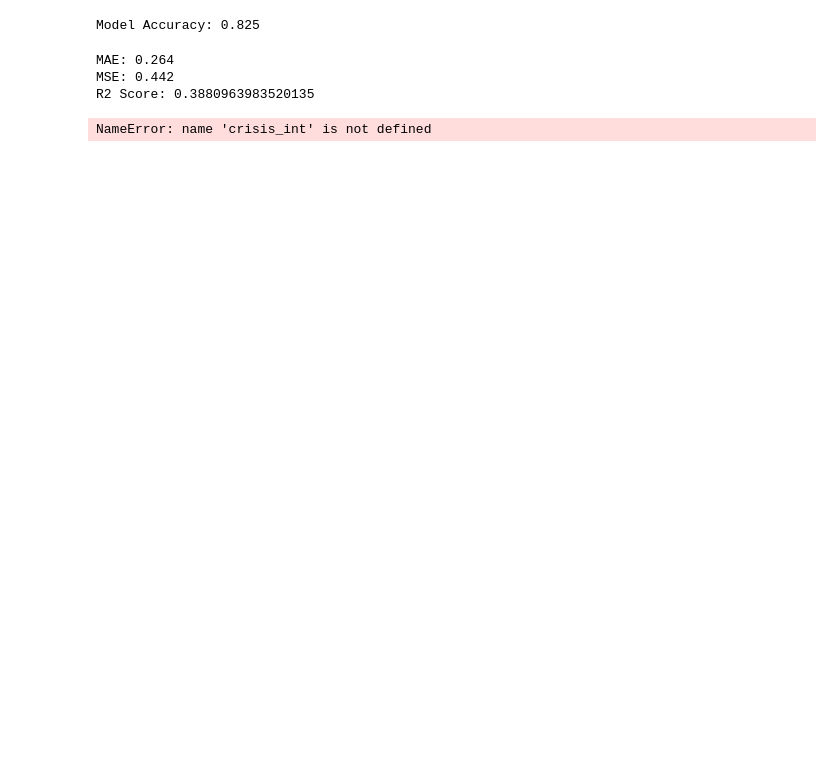
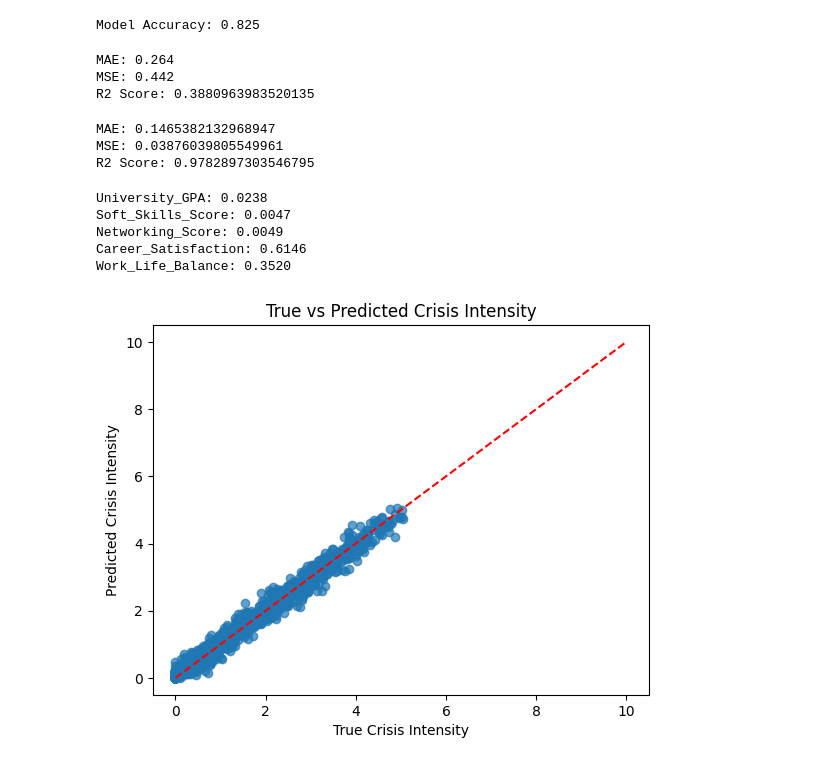
Before and after one commit to gracematsuoka/LifeCrash, a Jupyter notebook: notebook/plots_school_outcomes.ipynb, the cells around one changed output. Saved outputs shown, nothing was run; the diff lists cells and outputs as text; code cells hidden in the pictures; blank space fills up the shorter version.

```diff
--- a/notebook/plots_school_outcomes.ipynb
+++ b/notebook/plots_school_outcomes.ipynb
@@ -59,6 +59,7 @@ MSE: 0.442
 R2 Score: 0.3880963983520135
 # %%
 # Random Forest Regressor
+# explains 97.8% of the variance in crisis intensity!
 
 from sklearn.ensemble import RandomForestRegressor
 from sklearn.model_selection import train_test_split
@@ -73,7 +74,7 @@ crisis_intensity = (
 )
 
 # Clip the values between 0 and 10, like a rating scale
-crisis_intensity = np.clip(crisis_int)
+crisis_intensity = np.clip(crisis_intensity, 0, 10)
 
 # features and target
 X = df[['University_GPA', 'Soft_Skills_Score', 'Networking_Score', 'Career_Satisfaction', 'Work_Life_Balance']]
@@ -94,4 +95,27 @@ print("MAE:", mean_absolute_error(y_test, y_pred))
 print("MSE:", mean_squared_error(y_test, y_pred))
 print("R2 Score:", r2_score(y_test, y_pred))
 # %% [output]
-NameError: name 'crisis_int' is not defined
+MAE: 0.1465382132968947
+MSE: 0.03876039805549961
+R2 Score: 0.9782897303546795
+# %%
+# feature importance
+importances = rf_model.feature_importances_
+feature_names = X.columns
+
+for feature, importance in zip(feature_names, importances):
+    print(f"{feature}: {importance:.4f}")
+
+plt.scatter(y_test, y_pred, alpha=0.7)
+plt.xlabel('True Crisis Intensity')
+plt.ylabel('Predicted Crisis Intensity')
+plt.title('True vs Predicted Crisis Intensity')
+plt.plot([0,10],[0,10],'r--')
+plt.show()
+# %% [output]
+University_GPA: 0.0238
+Soft_Skills_Score: 0.0047
+Networking_Score: 0.0049
+Career_Satisfaction: 0.6146
+Work_Life_Balance: 0.3520
+[figure, added]
```
Also changed, not shown: parts of 1 cell of this notebook.
